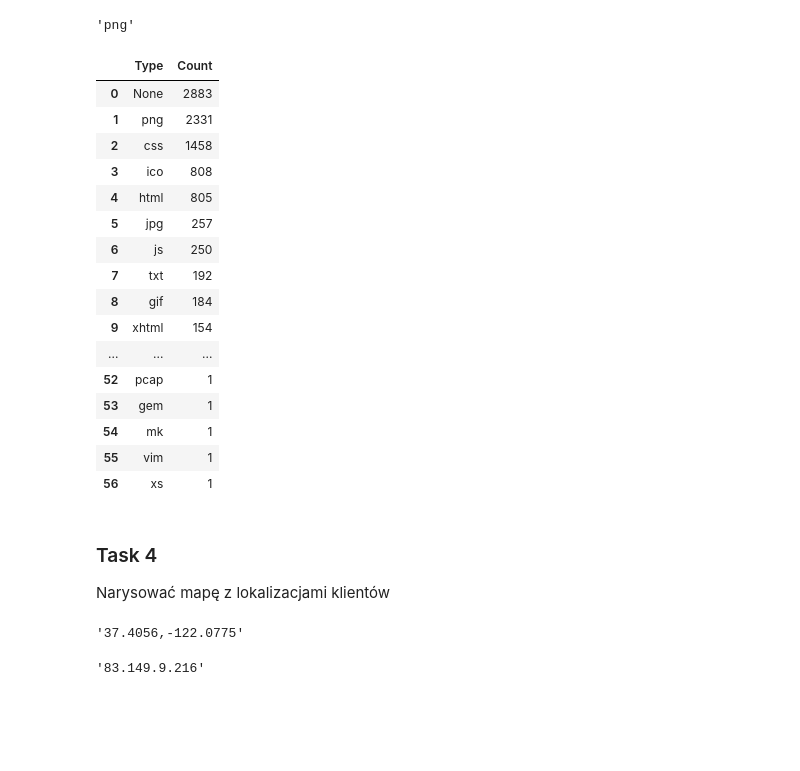
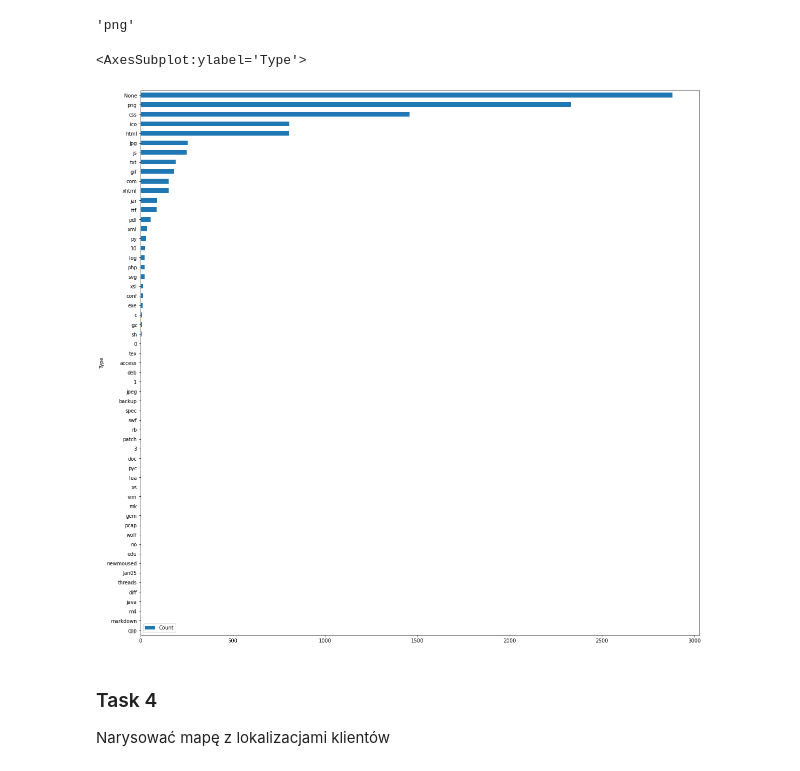
Before and after one commit to arkadiuss/big-data-analysis, a Jupyter notebook: Spark_assigment_1.ipynb, the cells around one changed output. Cells and saved outputs as stored; diff of their text form; code cells hidden in the pictures; blank space fills up the shorter version.

```diff
--- a/Spark_assigment_1.ipynb
+++ b/Spark_assigment_1.ipynb
@@ -100,7 +110,7 @@ pd.pivot_table(pd_hour_code, values = 'Count', index = 'Hour',
 
 Narysować wykres rankingu pobieranych zasobów według typów plików (html, css, png, etc.)
 # %%
-resource_type_regex = r'\[[^\]]+\]\s"[^\s]+\s[^\s]+\.([\w]+)'
+resource_type_regex = r'\[[^\]]+\]\s"[^\s]+\s[^\s]+\.([\w]+)\b'
 
 regex.search(resource_type_regex, '83.149.9.216 - - [17/May/2015:10:05:03 +0000] "GET /presentations/logstash-monitorama-2013/images/kibana-search.png HTTP/1.1" 200 203023 "http://semicomplete.com/presentations/logstash-monitorama-2013/" "Mozilla/5.0 (Macintosh; Intel Mac OS X 10_9_1) AppleWebKit/537.36 (KHTML, like Gecko) Chrome/32.0.1700.77 Safari/537.36"').group(1)
 # %% [output]
@@ -115,29 +125,14 @@ def find_or_none(l):
 
 resource_type_ctr = lines.map(lambda l: (find_or_none(l),1))\
     .reduceByKey(lambda a, b: a + b)\
-    .sortBy(lambda x: -x[1])
+    .sortBy(lambda x: x[1])
 # %%
 pd_resource_type = pd.DataFrame(resource_type_ctr.collect(), columns=['Type', 'Count'])
 # %%
-pd_resource_type
+pd_resource_type.plot.barh(x = 'Type', figsize=(20,20))
 # %% [output]
-|  | Type | Count |
-| 0 | None | 2883 |
-| 1 | png | 2331 |
-| 2 | css | 1458 |
-| 3 | ico | 808 |
-| 4 | html | 805 |
-| 5 | jpg | 257 |
-| 6 | js | 250 |
-| 7 | txt | 192 |
-| 8 | gif | 184 |
-| 9 | xhtml | 154 |
-| ... | ... | ... |
-| 52 | pcap | 1 |
-| 53 | gem | 1 |
-| 54 | mk | 1 |
-| 55 | vim | 1 |
-| 56 | xs | 1 |
+<AxesSubplot:ylabel='Type'>
+[figure, added]
 # %% [markdown]
 ### Task 4
 
@@ -147,12 +142,3 @@ at = 'e09c398f834027'
 handler = ipinfo.getHandler(at)
 ip_address = '216.239.36.21'
 details = handler.getDetails(ip_address)
-# %%
-details.loc
-# %% [output]
-'37.4056,-122.0775'
-# %%
-ip_regex = '([(\d\.)]+)'
-regex.search(ip_regex, '83.149.9.216 - - [17/May/2015:10:05:03 +0000] "GET /presentations/logstash-monitorama-2013/images/kibana-search.png HTTP/1.1" 200 203023 "http://semicomplete.com/presentations/logstash-monitorama-2013/" "Mozilla/5.0 (Macintosh; Intel Mac OS X 10_9_1) AppleWebKit/537.36 (KHTML, like Gecko) Chrome/32.0.1700.77 Safari/537.36"').group(1)
-# %% [output]
-'83.149.9.216'
```
Also changed, not shown: parts of 19 cells of this notebook.
